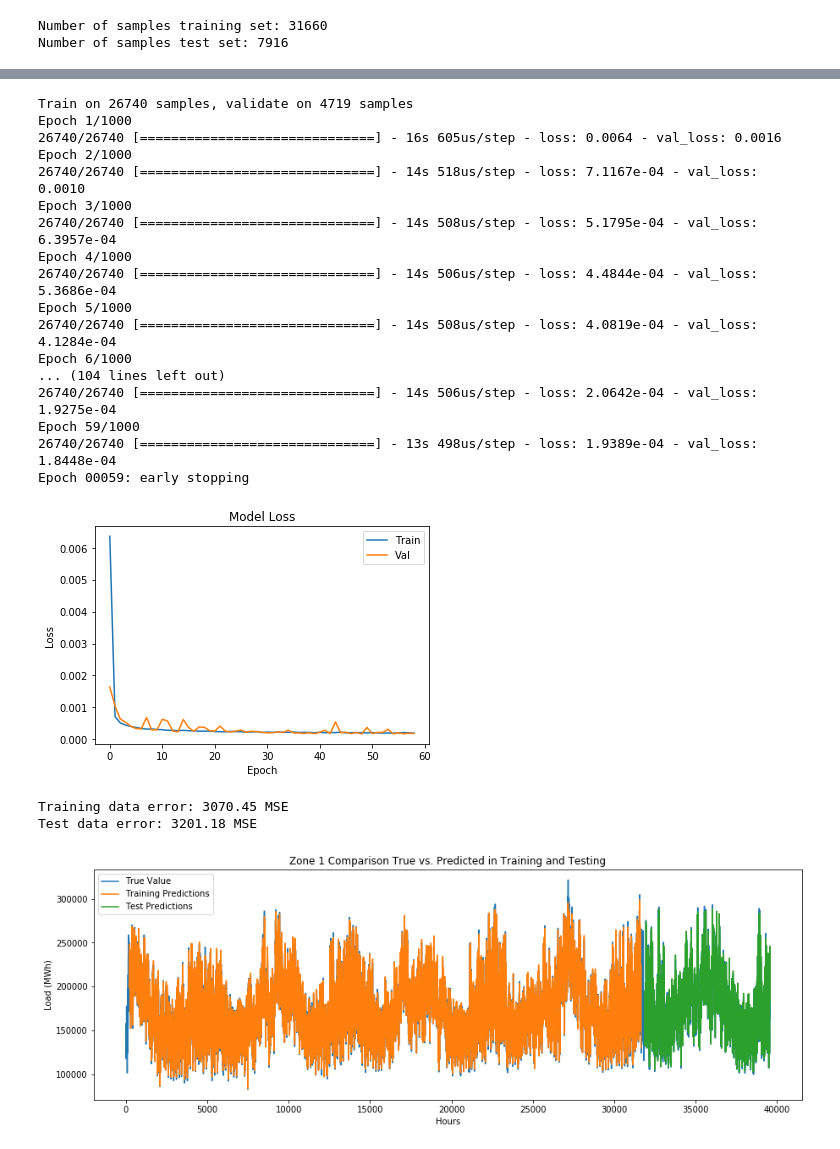
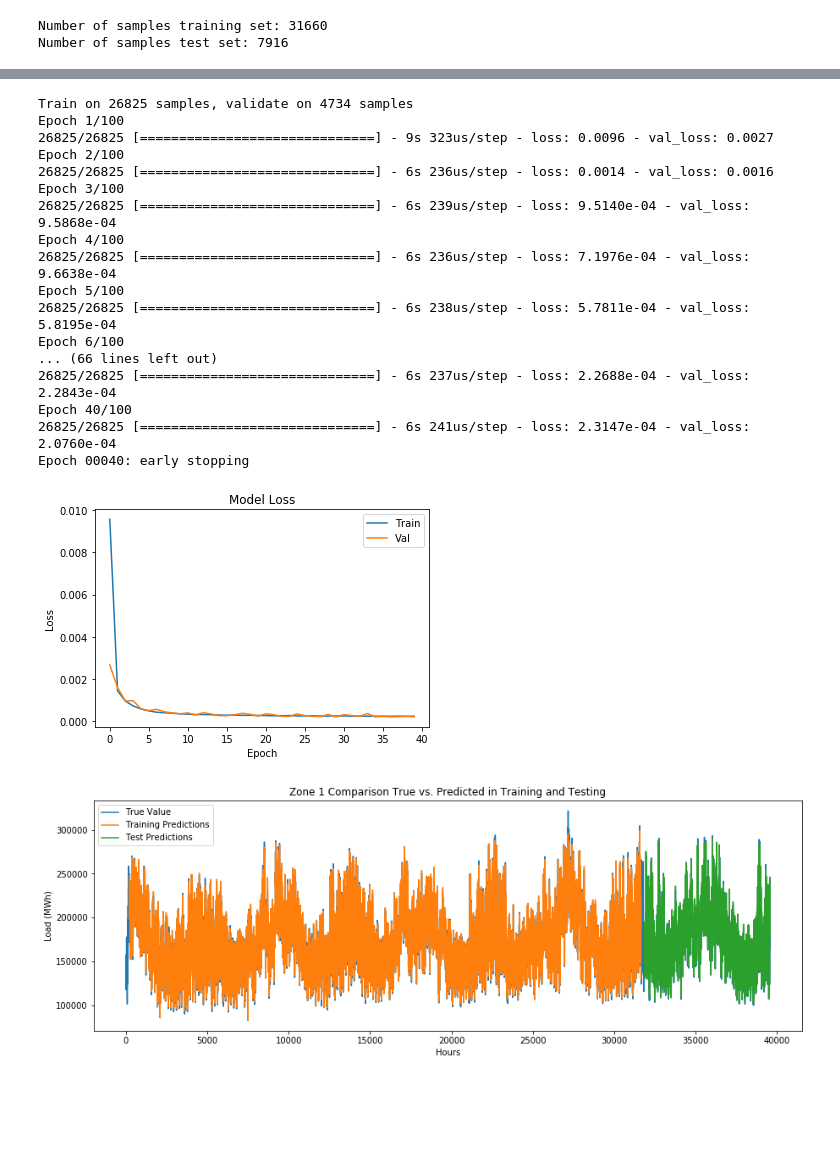
Before and after one commit to Pedromacedo41/MAP573, a Jupyter notebook: src/Francisco/RNN_TSF_colab.ipynb, the cells around one changed output, grey strips where cells are left out. Drawn from its saved outputs; the diff is of its cells as text; code cells hidden in the pictures; blank space fills up the shorter version.

```diff
--- a/src/Francisco/RNN_TSF_colab.ipynb
+++ b/src/Francisco/RNN_TSF_colab.ipynb
@@ -137,7 +138,7 @@ plt.show()
 [figure]
 # %%
 # use data for zone 2
-data = df_zone[1].reshape(-1, 1)
+data = df_zone[0].reshape(-1, 1)
 
 # normalize data with min max normalization
 normalizer = MinMaxScaler(feature_range = (0, 1))
@@ -164,17 +165,35 @@ def create_dataset(dataset, window_size = 1):
         data_y.append(dataset[i + window_size, 0])
     return(np.array(data_x), np.array(data_y))
 
+def multivariate_data(dataset, target, start_index, end_index, history_size,
+                      target_size, step, single_step=False):
+  data = []
+  labels = []
+
+  start_index = start_index + history_size
+  if end_index is None:
+    end_index = len(dataset) - target_size
+
+  for i in range(start_index, end_index):
+    indices = range(i-history_size, i, step)
+    data.append(dataset[indices])
+
+    if single_step:
+      labels.append(target[i+target_size])
+    else:
+      labels.append(target[i:i+target_size])
+
+  return np.array(data), np.array(labels)
+
 def create_model(train_X, train_Y, window_size = 1):
     vanilla_rnn = Sequential()
-    vanilla_rnn.add(LSTM(20, return_sequences=True))
-    vanilla_rnn.add(LSTM(20, return_sequences=True))
-    vanilla_rnn.add(LSTM(20, input_shape = (1, window_size), ))
+    vanilla_rnn.add(LSTM(5, input_shape = (1, window_size), ))
     vanilla_rnn.add(Dense(1))
     vanilla_rnn.compile(loss = "mean_squared_error",
                   optimizer = "adam")
     return(vanilla_rnn)
 # %%
-window_size = 200
+window_size = 50
 train_X, train_Y = create_dataset(train, window_size)
 test_X, test_Y = create_dataset(test, window_size)
 train_X = np.reshape(train_X, (train_X.shape[0], 1, train_X.shape[1]))
@@ -185,26 +212,26 @@ vanilla_rnn = create_model(train_X, train_Y, window_size)
 # %%
-es = keras.callbacks.EarlyStopping(monitor='val_loss', patience=10, verbose=1)
-history = vanilla_rnn.fit(train_X, train_Y, epochs = 1000, batch_size = 32, verbose = 1, validation_split=0.15, callbacks=[es])
+es = keras.callbacks.EarlyStopping(monitor='val_loss', patience=5, verbose=1)
+history = vanilla_rnn.fit(train_X, train_Y, epochs = 100, batch_size = 32, verbose = 1, validation_split=0.15, callbacks=[es])
 plot_history(history)
 # %% [output]
-Train on 26740 samples, validate on 4719 samples
-Epoch 1/1000
-26740/26740 [==============================] - 16s 605us/step - loss: 0.0064 - val_loss: 0.0016
-Epoch 2/1000
-26740/26740 [==============================] - 14s 518us/step - loss: 7.1167e-04 - val_loss: 0.0010
-Epoch 3/1000
-26740/26740 [==============================] - 14s 508us/step - loss: 5.1795e-04 - val_loss: 6.3957e-04
-Epoch 4/1000
-26740/26740 [==============================] - 14s 506us/step - loss: 4.4844e-04 - val_loss: 5.3686e-04
-Epoch 5/1000
-26740/26740 [==============================] - 14s 508us/step - loss: 4.0819e-04 - val_loss: 4.1284e-04
-Epoch 6/1000
-... (104 lines left out)
-26740/26740 [==============================] - 14s 506us/step - loss: 2.0642e-04 - val_loss: 1.9275e-04
-Epoch 59/1000
-26740/26740 [==============================] - 13s 498us/step - loss: 1.9389e-04 - val_loss: 1.8448e-04
-Epoch 00059: early stopping
+Train on 26825 samples, validate on 4734 samples
+Epoch 1/100
+26825/26825 [==============================] - 9s 323us/step - loss: 0.0096 - val_loss: 0.0027
+Epoch 2/100
+26825/26825 [==============================] - 6s 236us/step - loss: 0.0014 - val_loss: 0.0016
+Epoch 3/100
+26825/26825 [==============================] - 6s 239us/step - loss: 9.5140e-04 - val_loss: 9.5868e-04
+Epoch 4/100
+26825/26825 [==============================] - 6s 236us/step - loss: 7.1976e-04 - val_loss: 9.6638e-04
+Epoch 5/100
+26825/26825 [==============================] - 6s 238us/step - loss: 5.7811e-04 - val_loss: 5.8195e-04
+Epoch 6/100
+... (66 lines left out)
+26825/26825 [==============================] - 6s 237us/step - loss: 2.2688e-04 - val_loss: 2.2843e-04
+Epoch 40/100
+26825/26825 [==============================] - 6s 241us/step - loss: 2.3147e-04 - val_loss: 2.0760e-04
+Epoch 00040: early stopping
-[figure, old version]
+[figure, new version]
 # %%
 def get_predict_and_score(model, X, Y):
     # transform the prediction to the original scale.
@@ -220,9 +247,6 @@ mse_test, test_predict = get_predict_and_score(vanilla_rnn, test_X, test_Y)
 
 print("Training data error: %.2f MSE" % mse_train)
 print("Test data error: %.2f MSE" % mse_test)
-# %% [output]
-Training data error: 3070.45 MSE
-Test data error: 3201.18 MSE
 # %%
 # Training predictions.
 train_predictions = np.empty_like(dataset)
```
Also changed, not shown: parts of 11 cells of this notebook, 6 other files.
